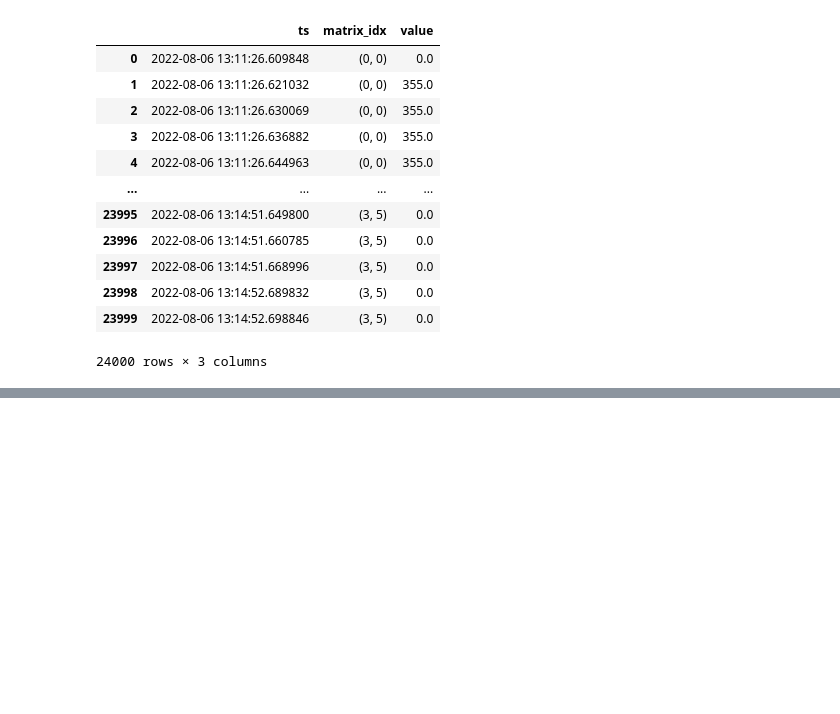
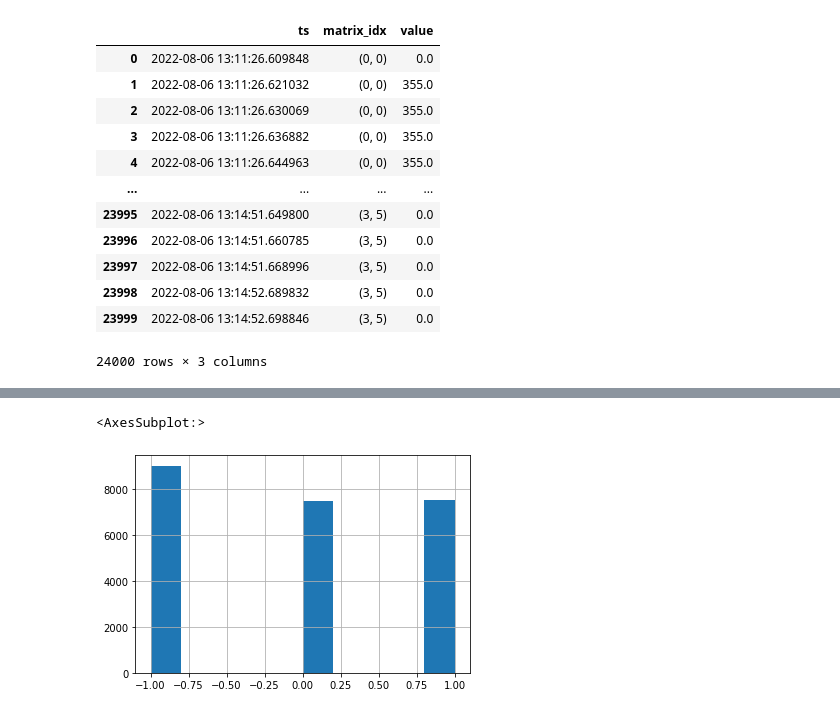
Before and after one commit to wuxmax/mensch-musik-maschine, a Jupyter notebook: raspi/sensor_testing/evaluation.ipynb, the cells around one changed output, grey strips where cells are left out. Saved outputs shown, nothing was run; the diff lists cells and outputs as text; code cells hidden in the pictures; blank space fills up the shorter version.

Commit message:
new data preprocessor finished (lol safe)

```diff
--- a/raspi/sensor_testing/evaluation.ipynb
+++ b/raspi/sensor_testing/evaluation.ipynb
@@ -16,11 +16,15 @@ def read_file(file_path: str):
 # %%
 data = read_file("test_data/" + FILE_NAME)
 # %%
-data_transformed = {ts: pd.Series({str(idx): value for idx, value in np.ndenumerate(value_matrix)}) for ts, value_matrix in data.items()}
-df = pd.DataFrame.from_dict(data_transformed, orient='index')
-df = df.melt(ignore_index=False, var_name='matrix_idx')
-df.index.name = 'ts'
-df.reset_index(inplace= True)
+def transform_data_to_df(data):
+    data_transformed = {ts: pd.Series({str(idx): value for idx, value in np.ndenumerate(value_matrix)}) for ts, value_matrix in data.items()}
+    df = pd.DataFrame.from_dict(data_transformed, orient='index')
+    df = df.melt(ignore_index=False, var_name='matrix_idx')
+    df.index.name = 'ts'
+    df.reset_index(inplace= True)
+    return df
+
+df = transform_data_to_df(data)
 df
 # %% [output]
 |  | ts | matrix_idx | value |
@@ -101,0 +94,15 @@ plot_with_shadow_markers(data, markers)
+# %%
+datpro = MatrixDataPreprocessor(load_config('../config.yml'))
+# %%
+matrix_start = (0,0)
+# matrix_end = (2,2)
+matrix_end = (4,6)
+
+data_sliced = {ts: value_matrix[matrix_start[0]:matrix_end[0], matrix_start[1]:matrix_end[1]] for ts, value_matrix in data.items()}
+datpro.matrix_shape = (matrix_end[0] - matrix_start[0], matrix_end[1] - matrix_start[1])
+
+# this is bullshit
+# datpro.cluster_predictors = datpro.cluster_predictors[:datpro.matrix_shape[0] * datpro.matrix_shape[1]]
+
+print(datpro.matrix_shape)
+list(data_sliced.values())[0]
@@ -101,0 +115,5 @@ plot_with_shadow_markers(data, markers)
+# %%
+datpro.calibrate(values=list(data_sliced.values()))
+
+
+df_normalized = transform_data_to_df({ts: datpro.normalize(value_matrix) for ts, value_matrix in data_sliced.items()})
@@ -101,0 +154,5 @@ plot_with_shadow_markers(data, markers)
+# %%
+df_normalized.value.hist()
+# %% [output]
+<AxesSubplot:>
+[figure, added]
```
Also changed, not shown: parts of 28 cells of this notebook, 11 other files.
